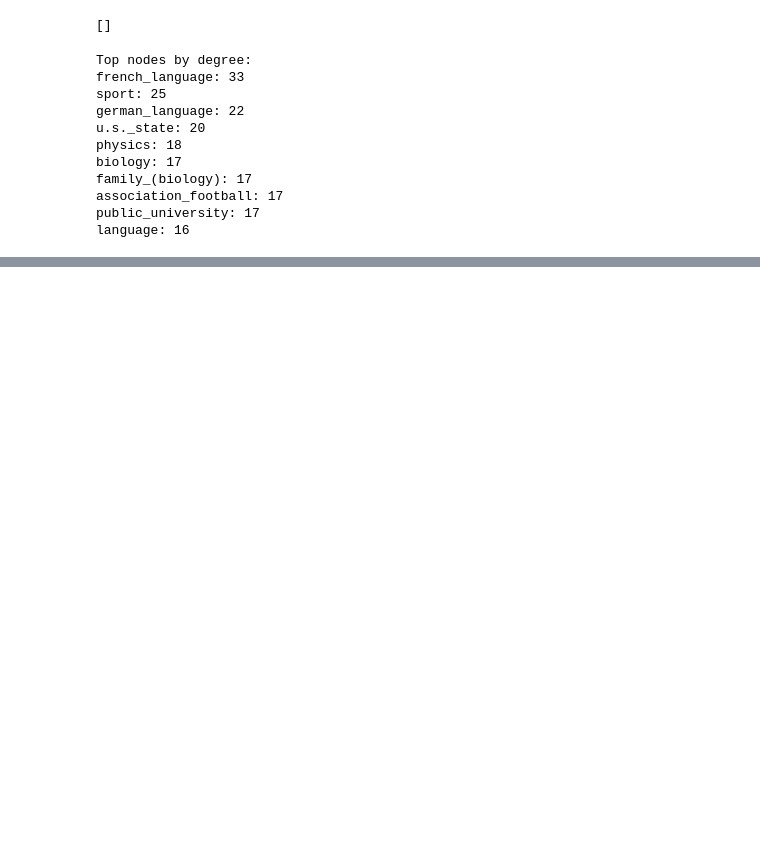
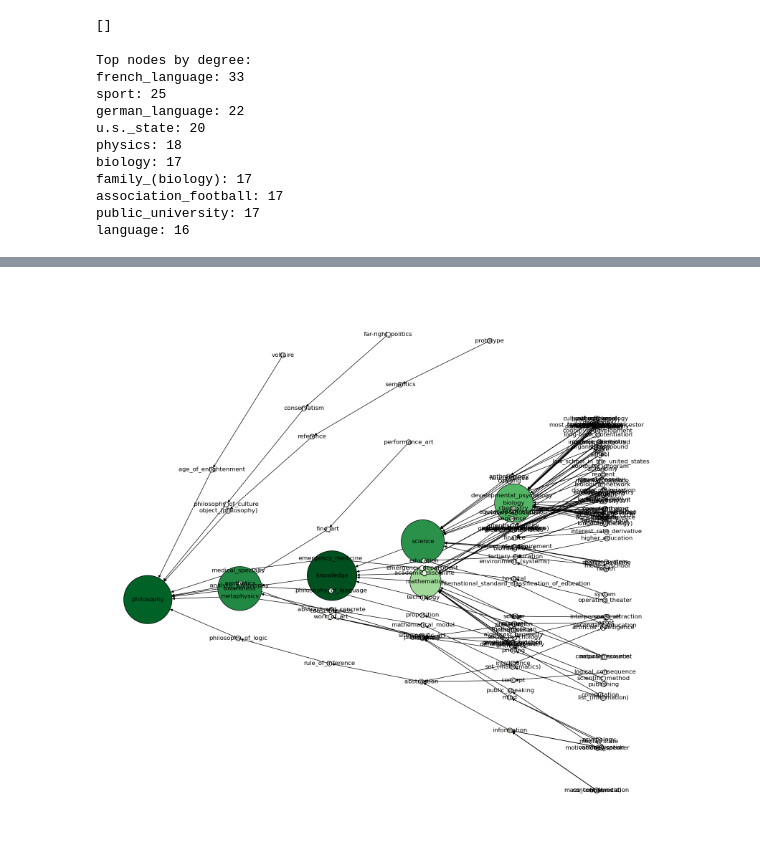
Before and after one commit to austinbarish/645-final-project, a Jupyter notebook: EDA.ipynb, the cells around one changed output, grey strips where cells are left out. Saved outputs shown, nothing was run; the diff lists cells and outputs as text; code cells hidden in the pictures; blank space fills up the shorter version.

```diff
--- a/EDA.ipynb
+++ b/EDA.ipynb
@@ -923,8 +936,10 @@ THERE ARE 2 paths with a distance of 24
 # %%
-ten_away = df[df['distance'] <= 5]
+five_away = df[df['distance'] <= 5]
 
-subgraph = G.subgraph(ten_away['node'])
+subgraph = G.subgraph(five_away['node'])
 
 plot_network(subgraph, node_color="closeness", layout="kamada_kawai")
+# %% [output]
+[figure, added]
 # %%
 plot_network(subgraph, node_color="betweeness", layout="kamada_kawai")
```
Also changed, not shown: parts of 24 cells of this notebook, 2 other files.
